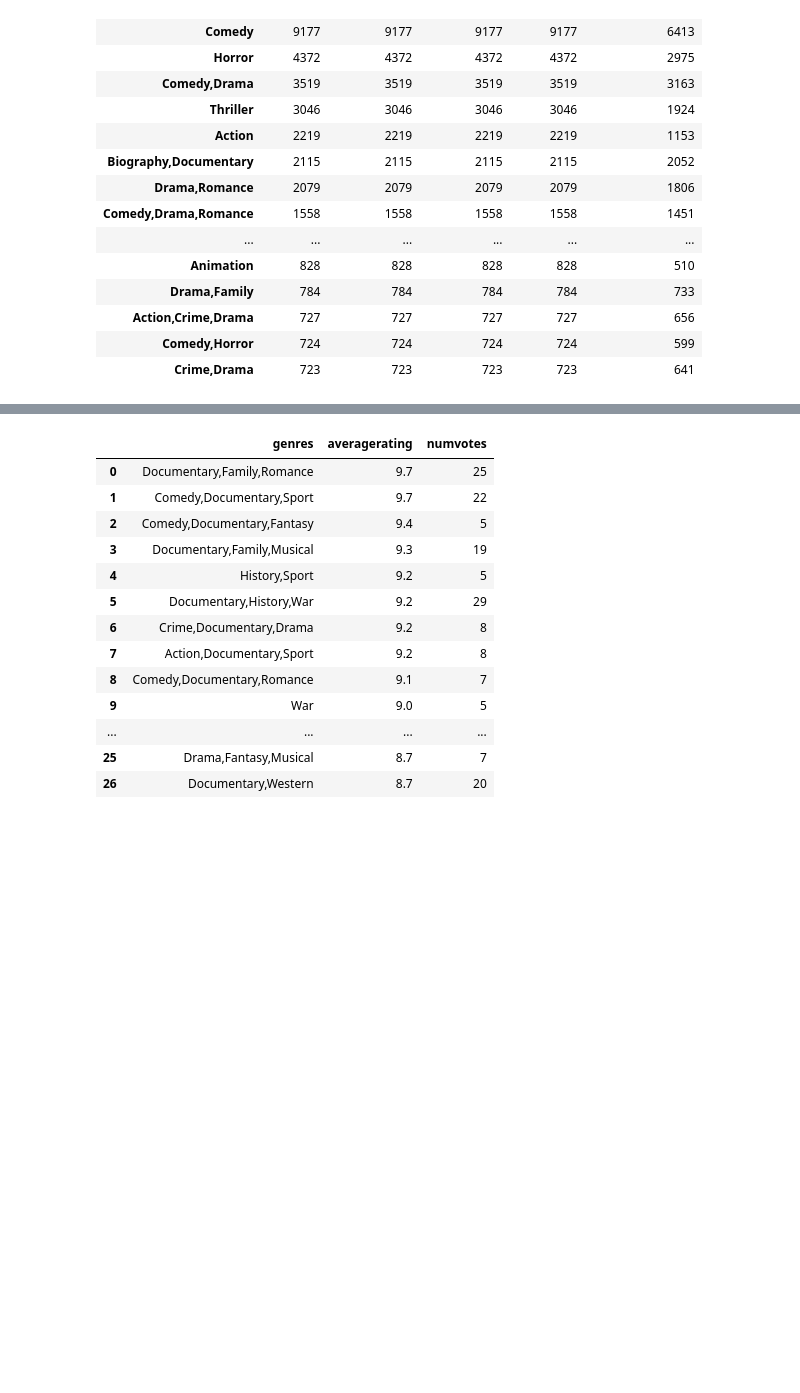
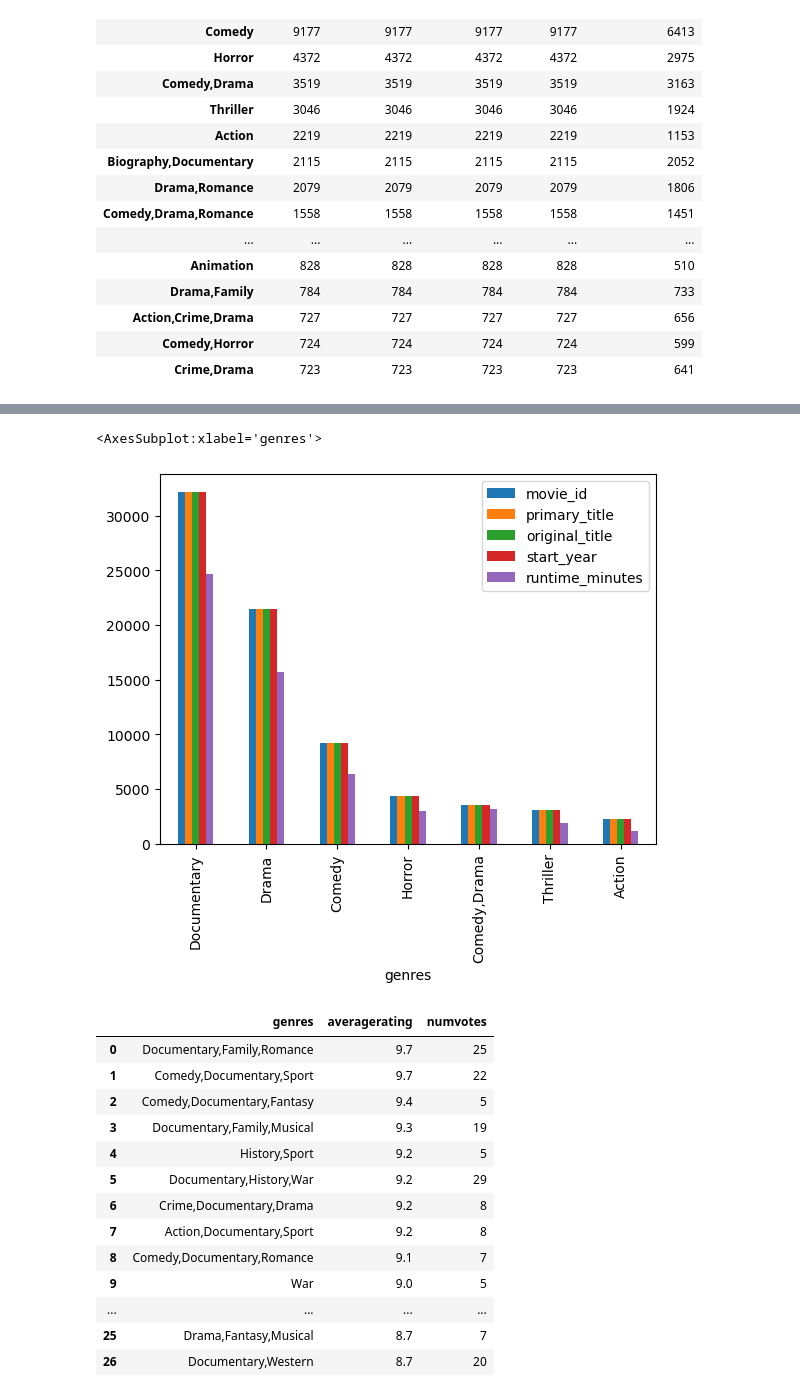
Before and after one commit to jmarksk/MovieBusinessProject, a Jupyter notebook: student.ipynb, the cells around one changed output, grey strips where cells are left out. Saved outputs shown, nothing was run; the diff lists cells and outputs as text; code cells hidden in the pictures; blank space fills up the shorter version.

```diff
--- a/student.ipynb
+++ b/student.ipynb
@@ -119,7 +93,3 @@ conn.close()
-# %%
-import pandas as pd
-import sqlite3
-conn = sqlite3.connect("C:\\Users\\jmark\\Documents\\Flatiron\\phase_1_project\\im.db")
 # %%
 q = pd.read_sql("""
 SELECT *
@@ -367,3 +331,6 @@ q2.sort_values('primary_title', ascending = False).head(25)
 | Action,Crime,Drama | 727 | 727 | 727 | 727 | 656 |
 | Comedy,Horror | 724 | 724 | 724 | 724 | 599 |
 | Crime,Drama | 723 | 723 | 723 | 723 | 641 |
+# %%
+q2_1 = q2.sort_values('movie_id', ascending = False).head(7)
+q2_1
@@ -370 +347,6 @@ q2.sort_values('primary_title', ascending = False).head(25)
+# %%
+q2_1.plot(kind = 'bar')
+# %% [output]
+<AxesSubplot:xlabel='genres'>
+[figure, added]
 # %%
```
Also changed, not shown: parts of 59 cells of this notebook.
